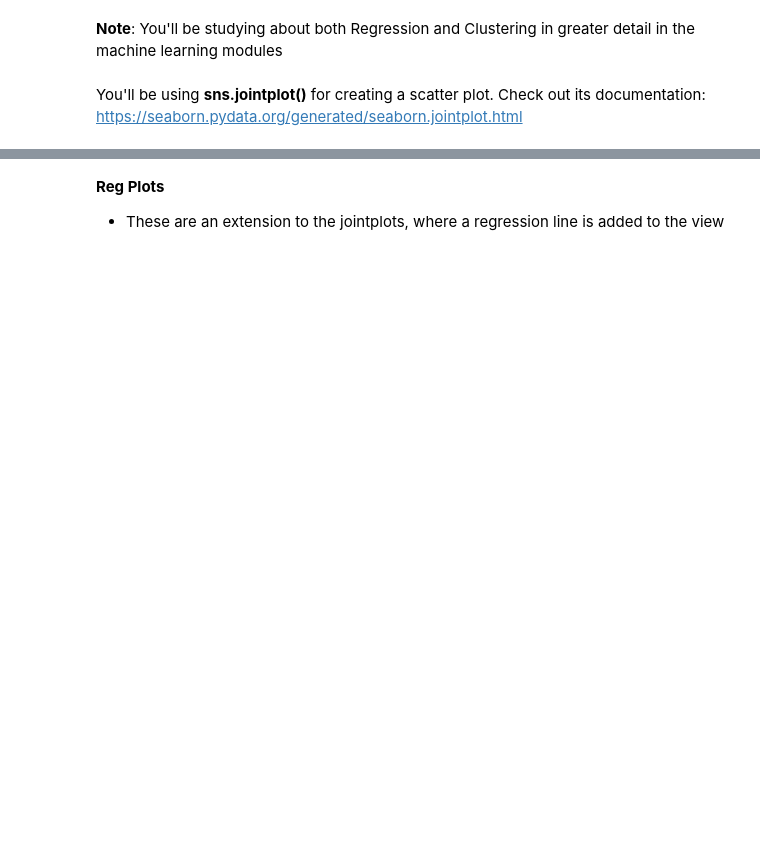
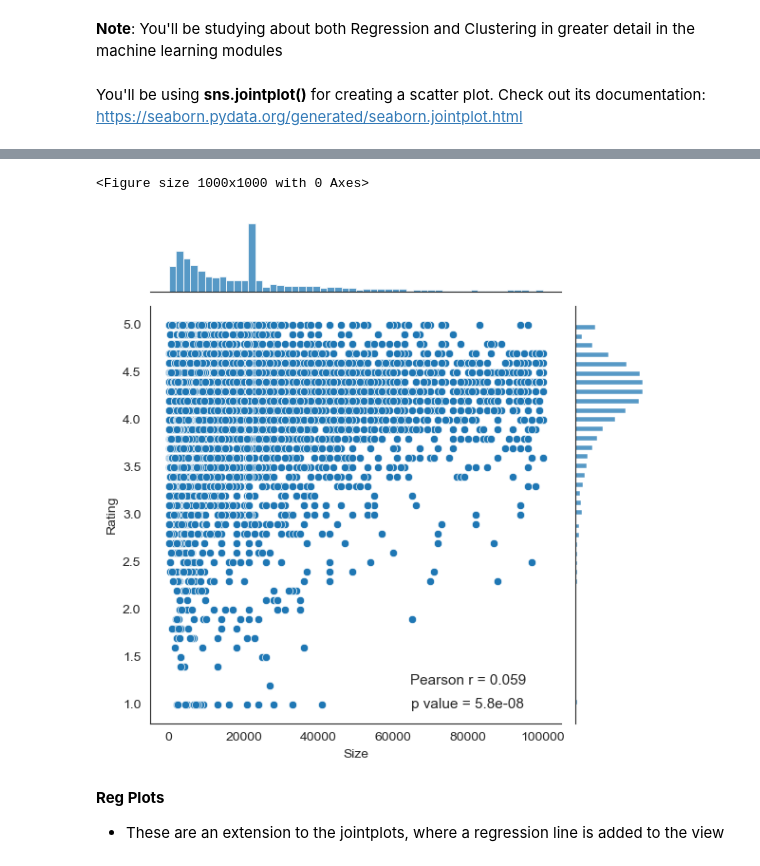
Before and after one commit to AnkitSalian/Machine_Learning_Notes, a Jupyter notebook: Data Visualization/Case Study/Case+Study+Notebook/Case Study Notebook/Data Visualisation in Python - Case Study.ipynb, the cells around one changed output, grey strips where cells are left out. Drawn from its saved outputs; the diff is of its cells as text; code cells hidden in the pictures; blank space fills up the shorter version.

```diff
--- a/Data Visualization/Case Study/Case+Study+Notebook/Case Study Notebook/Data Visualisation in Python - Case Study.ipynb
+++ b/Data Visualization/Case Study/Case+Study+Notebook/Case Study Notebook/Data Visualisation in Python - Case Study.ipynb
@@ -956,0 +979,17 @@ https://seaborn.pydata.org/generated/seaborn.jointplot.html
+# %%
+#str1 will hold the value of Pearson r
+str1 = 'Pearson r = {}'.format(ss.pearsonr(inp1.Size,inp1.Rating)[0].round(3))
+
+#str2 will hold the p value
+str2 = 'p value = {}'.format(ss.pearsonr(inp1.Size,inp1.Rating)[1].round(9))
+
+plt.figure(figsize = (10,10))
+sns.jointplot(x=inp1.Size, y=inp1.Rating)
+
+plt.text(80000,1.25, str1,horizontalalignment='center',verticalalignment='center',fontsize = 11 )
+plt.text(80000,1.0,str2,horizontalalignment='center',verticalalignment='center',fontsize = 11)
+
+plt.show()
+# %% [output]
+<Figure size 1000x1000 with 0 Axes>
+[figure, added]
```
Also changed, not shown: parts of 26 cells of this notebook.
